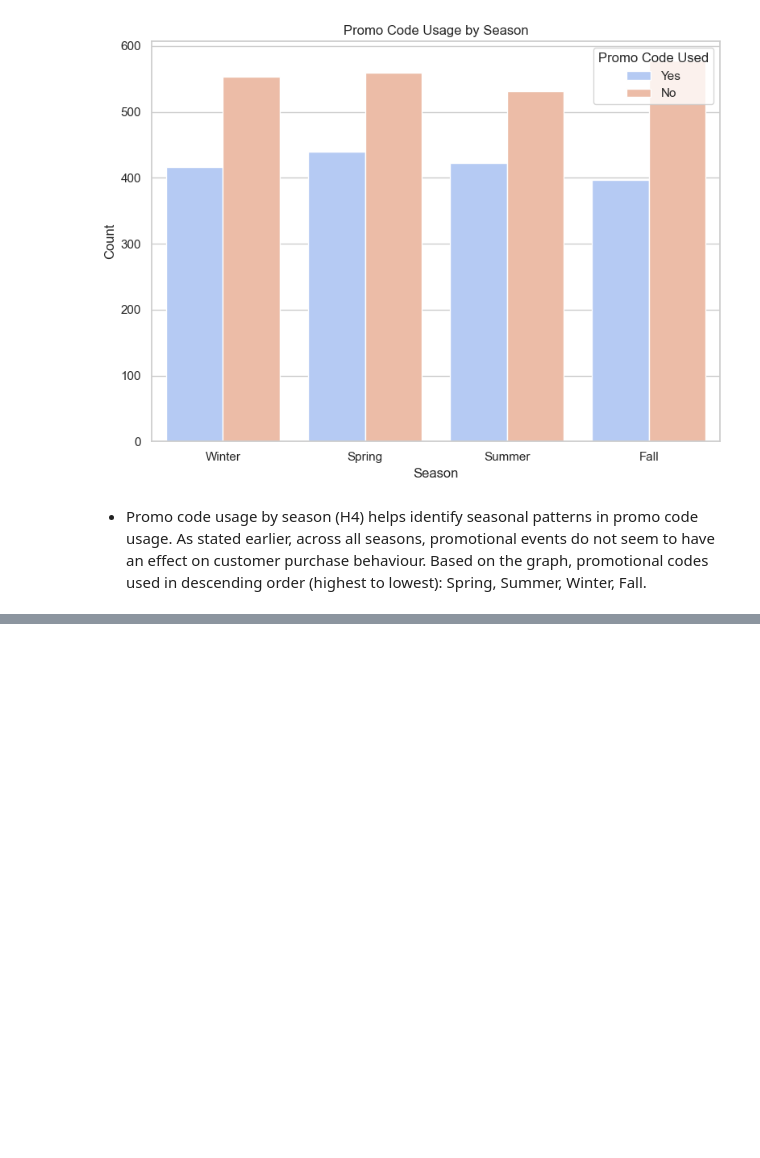
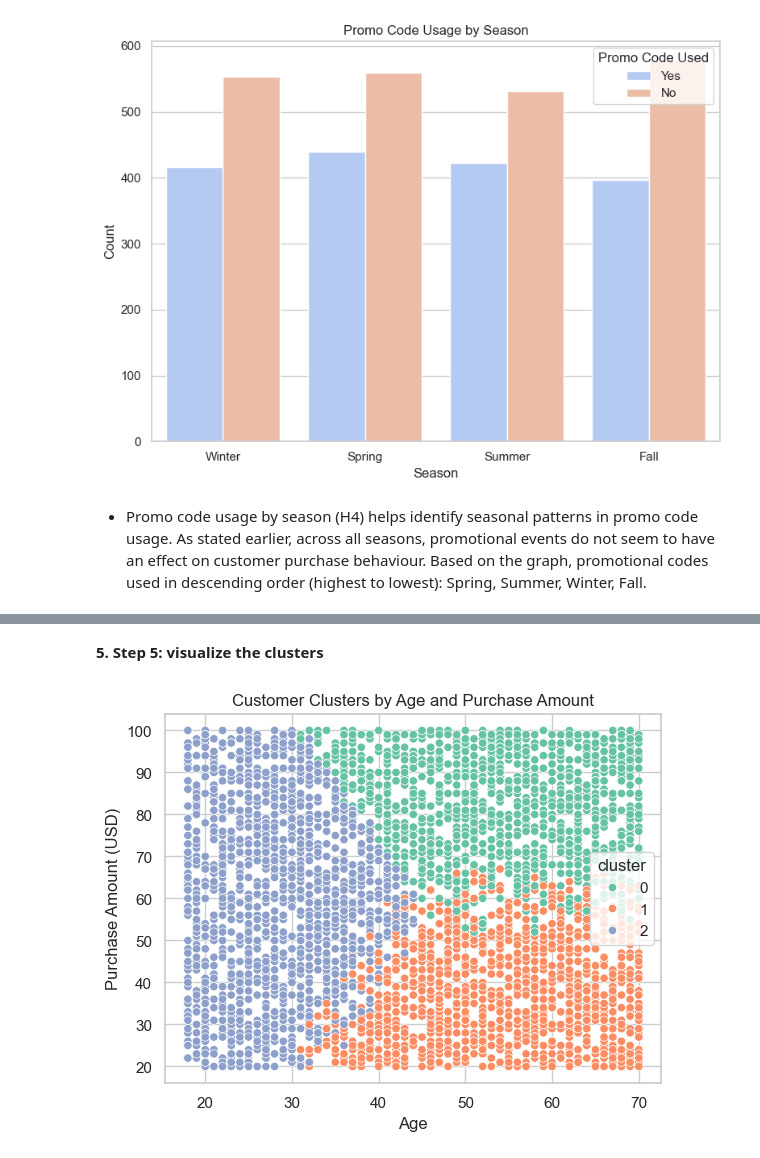
Before and after one commit to CeliaPires/Shopping-Trends, a Jupyter notebook: jupyter_notebooks/02_hypothesis_testing.ipynb, the cells around one changed output, grey strips where cells are left out. Drawn from its saved outputs; the diff is of its cells as text; code cells hidden in the pictures; blank space fills up the shorter version.

Commit message:
Add customer segmentation section

```diff
--- a/jupyter_notebooks/02_hypothesis_testing.ipynb
+++ b/jupyter_notebooks/02_hypothesis_testing.ipynb
@@ -391,0 +523,21 @@ plt.show()
+# %%
+# Creates a KMeans clustering model from scikit-learn.
+# n_clusters=3 tells the model to divide the data into 3 clusters
+# (based on your elbow analysis).
+# random_state=42 ensures reproducible results, the same initialisation and
+# outcome every time the code is run.
+kmeans = KMeans(n_clusters=3, random_state=42)
+
+
+# Fits the KMeans model on the standardised dataset X_scaled (with columns: age,
+# purchase_amount_(usd), review_rating).
+# Predicts which cluster (0, 1 or 2) each customer belongs to.
+# The predicted cluster labels (0, 1 or 2) are then added as a new column called
+# 'cluster' in DataFrame df_cleaned.
+# Each row now includes a cluster value showing the group it was assigned to.
+df_cleaned['cluster'] = kmeans.fit_predict(X_scaled)
+
+
+# Counts how many data points (customers) were assigned to each of the 3 clusters.
+# Total count for the 3 clusters is 3900, which is the total number of customers in the dataset.
+print(df_cleaned['cluster'].value_counts())
@@ -391,0 +551,25 @@ plt.show()
+# %% [markdown]
+**5. Step 5: visualize the clusters**
+# %%
+# sns.scatterplot is used to create a scatter plot of the data.
+# It plots the 'age' on the x-axis and 'purchase_amount_(usd)' on the y-axis.
+# The 'hue' parameter is set to 'cluster', which means the points will be coloured based on their cluster assignment.
+sns.scatterplot(data=df_cleaned, x='age', y='purchase_amount_(usd)', hue='cluster', palette='Set2')
+
+
+# # Adds a title to the plot.
+plt.title('Customer Clusters by Age and Purchase Amount')
+
+# Labels the x-axis as 'Age'.
+plt.xlabel('Age')
+
+# Labels the y-axis as 'Purchase Amount (USD).
+plt.ylabel('Purchase Amount (USD)')
+
+# Adds a grid to the plot to make it easier to read.
+plt.grid(True)
+
+# Displays the plot.
+plt.show()
+# %% [output]
+[figure, added]
```
Also changed, not shown: parts of 16 cells of this notebook, 1 other file.
